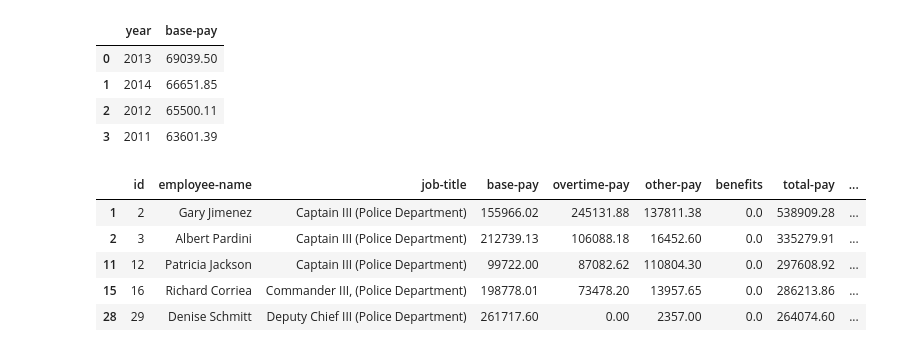
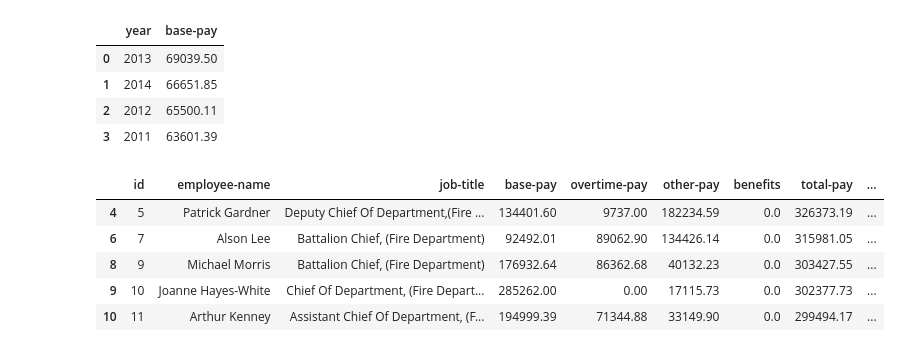
Before and after one commit to leiandrei/Salaries-Dataset-Cleaning-and-Aggregation, a Jupyter notebook: notebooks/analysis.ipynb, the cells around one changed output. Saved outputs shown, nothing was run; the diff lists cells and outputs as text; code cells hidden in the pictures.

```diff
--- a/notebooks/analysis.ipynb
+++ b/notebooks/analysis.ipynb
@@ -190,14 +190,14 @@ avg_base_pay
 # %%
 # department analysis between fire and police depts in terms of total-pay-benefits
 fire_dept = df[df['job-title'].str.contains("Fire Department", na=False)]
 
 police_dept = df[df['job-title'].str.contains("Police Department", na=False)]
 
-police_dept.head(5)
+fire_dept.head(5)
 # %% [output]
 |  | id | employee-name | job-title | base-pay | overtime-pay | other-pay | benefits | total-pay | ... |
-| 1 | 2 | Gary Jimenez | Captain III (Police Department) | 155966.02 | 245131.88 | 137811.38 | 0.0 | 538909.28 | ... |
-| 2 | 3 | Albert Pardini | Captain III (Police Department) | 212739.13 | 106088.18 | 16452.60 | 0.0 | 335279.91 | ... |
-| 11 | 12 | Patricia Jackson | Captain III (Police Department) | 99722.00 | 87082.62 | 110804.30 | 0.0 | 297608.92 | ... |
-| 15 | 16 | Richard Corriea | Commander III, (Police Department) | 198778.01 | 73478.20 | 13957.65 | 0.0 | 286213.86 | ... |
-| 28 | 29 | Denise Schmitt | Deputy Chief III (Police Department) | 261717.60 | 0.00 | 2357.00 | 0.0 | 264074.60 | ... |
+| 4 | 5 | Patrick Gardner | Deputy Chief Of Department,(Fire ... | 134401.60 | 9737.00 | 182234.59 | 0.0 | 326373.19 | ... |
+| 6 | 7 | Alson Lee | Battalion Chief, (Fire Department) | 92492.01 | 89062.90 | 134426.14 | 0.0 | 315981.05 | ... |
+| 8 | 9 | Michael Morris | Battalion Chief, (Fire Department) | 176932.64 | 86362.68 | 40132.23 | 0.0 | 303427.55 | ... |
+| 9 | 10 | Joanne Hayes-White | Chief Of Department, (Fire Depart... | 285262.00 | 0.00 | 17115.73 | 0.0 | 302377.73 | ... |
+| 10 | 11 | Arthur Kenney | Assistant Chief Of Department, (F... | 194999.39 | 71344.88 | 33149.90 | 0.0 | 299494.17 | ... |
```
Also changed, not shown: parts of 3 cells of this notebook.
